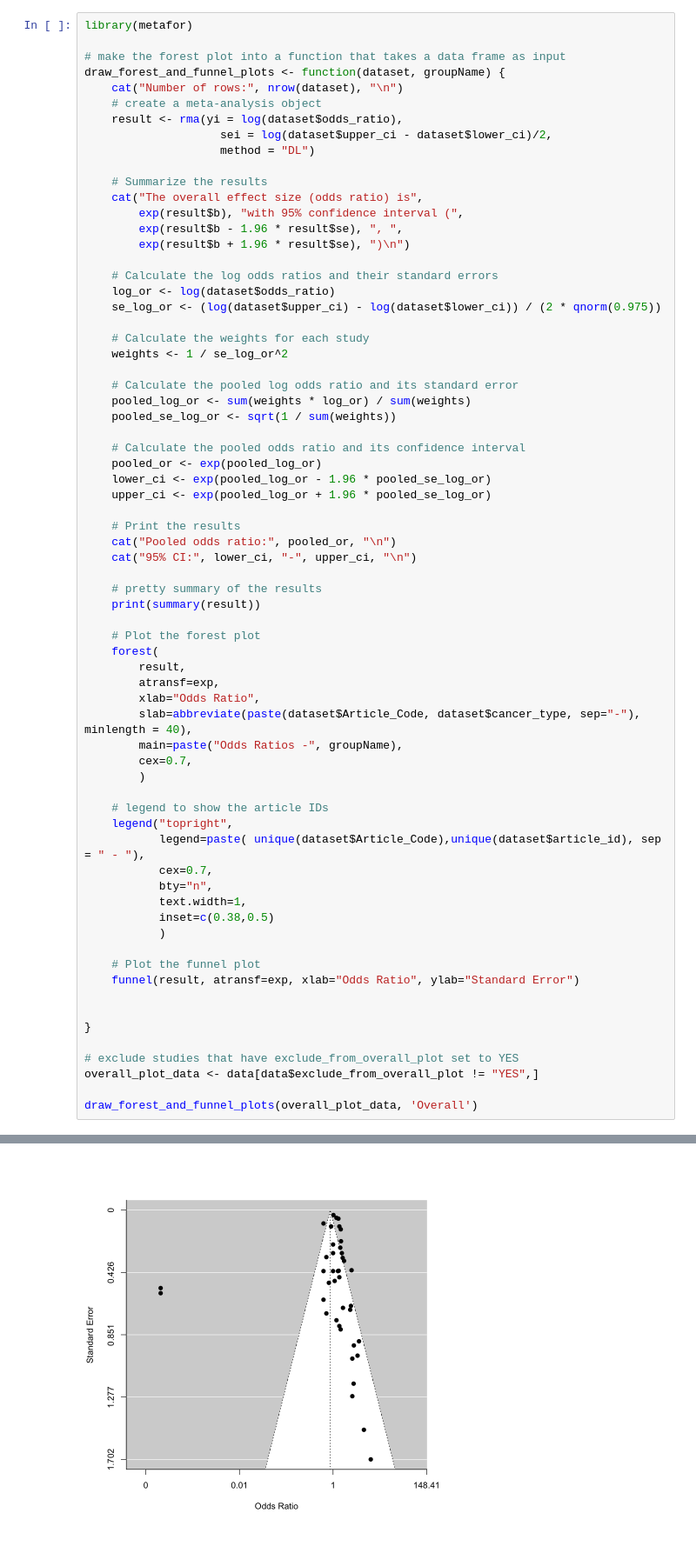
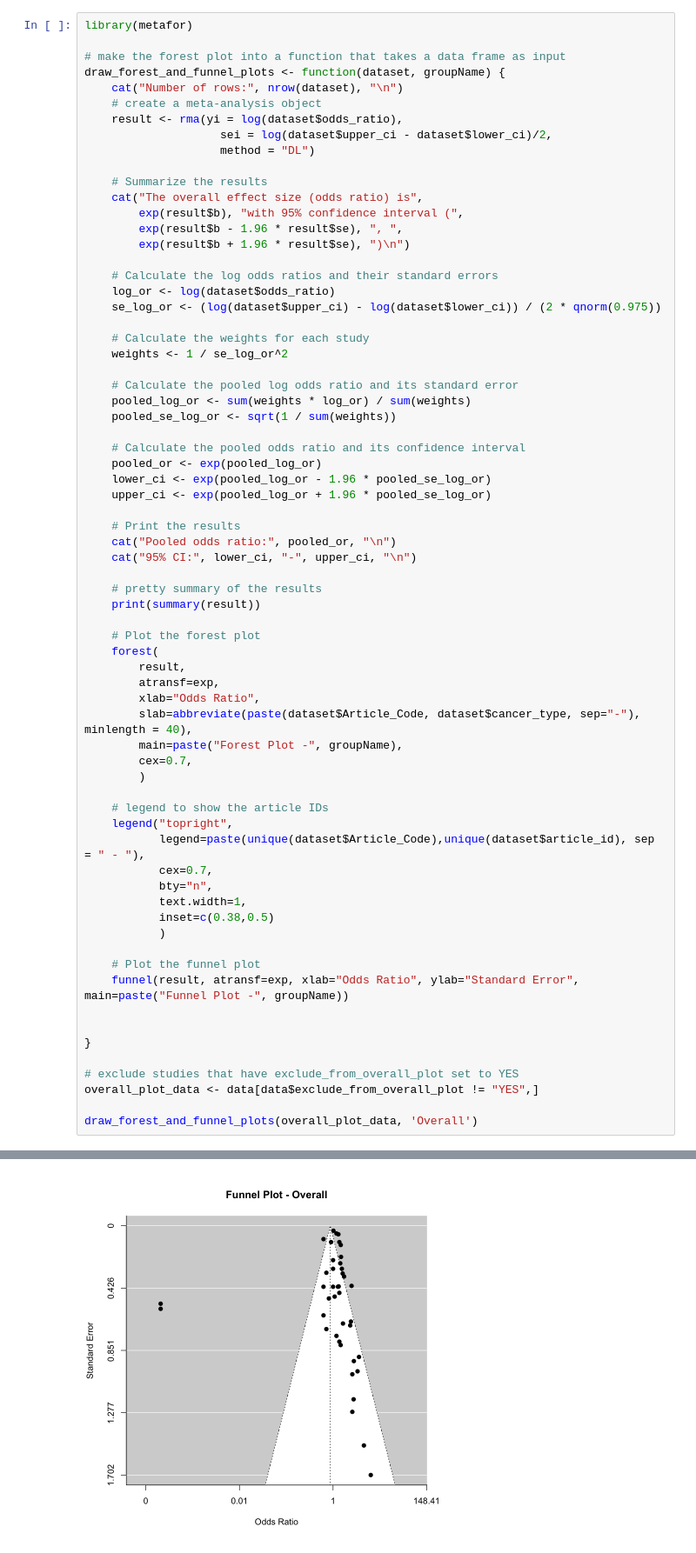
Before and after one commit to cymourad/maria-msc, a Jupyter notebook: Step 2 - Conduct Analysis and make Forest Plot.ipynb, the cells around one changed output, grey strips where cells are left out. Shown at 87% size. Saved outputs shown, nothing was run; the diff lists cells and outputs as text.

Commit message:
add titles to all plots

```diff
--- a/Step 2 - Conduct Analysis and make Forest Plot.ipynb
+++ b/Step 2 - Conduct Analysis and make Forest Plot.ipynb
@@ -77,13 +77,13 @@ draw_forest_and_funnel_plots <- function(dataset, groupName) {
         atransf=exp,
         xlab="Odds Ratio",
         slab=abbreviate(paste(dataset$Article_Code, dataset$cancer_type, sep="-"), minlength = 40),
-        main=paste("Odds Ratios -", groupName),
+        main=paste("Forest Plot -", groupName),
         cex=0.7,
         )
 
     # legend to show the article IDs
     legend("topright",
-           legend=paste( unique(dataset$Article_Code),unique(dataset$article_id), sep = " - "),
+           legend=paste(unique(dataset$Article_Code),unique(dataset$article_id), sep = " - "),
            cex=0.7,
            bty="n",
            text.width=1,
@@ -91,7 +91,7 @@ draw_forest_and_funnel_plots <- function(dataset, groupName) {
            )
 
     # Plot the funnel plot
-    funnel(result, atransf=exp, xlab="Odds Ratio", ylab="Standard Error")
+    funnel(result, atransf=exp, xlab="Odds Ratio", ylab="Standard Error", main=paste("Funnel Plot -", groupName))
 
 
 }
@@ -122,4 +122,4 @@ Signif. codes:  0 '***' 0.001 '**' 0.01 '*' 0.05 '.' 0.1 ' ' 1
-[figure, old version]
+[figure, new version]
 # %%
 # subset the data by cancer type and draw the forest plot
 for (cancer_group_name in unique(data$cancer_group)) {
```
Also changed, not shown: parts of 2 cells of this notebook.
